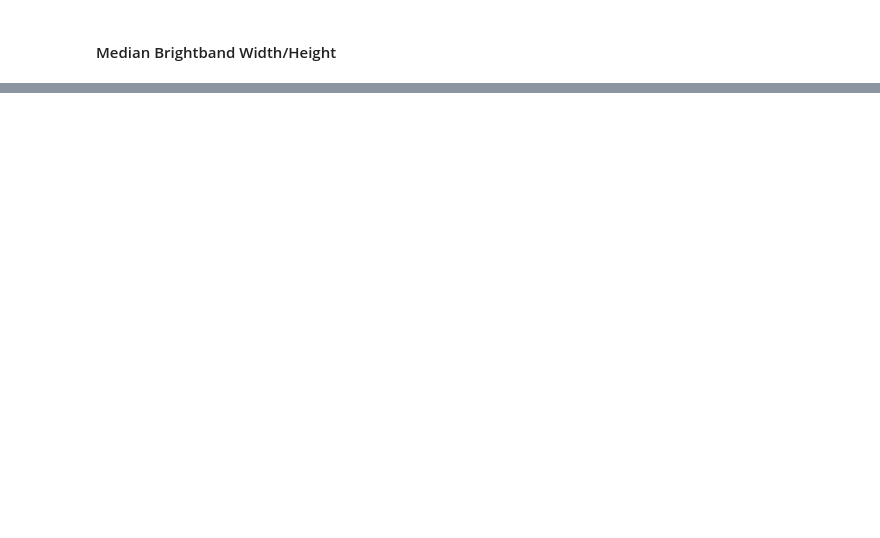
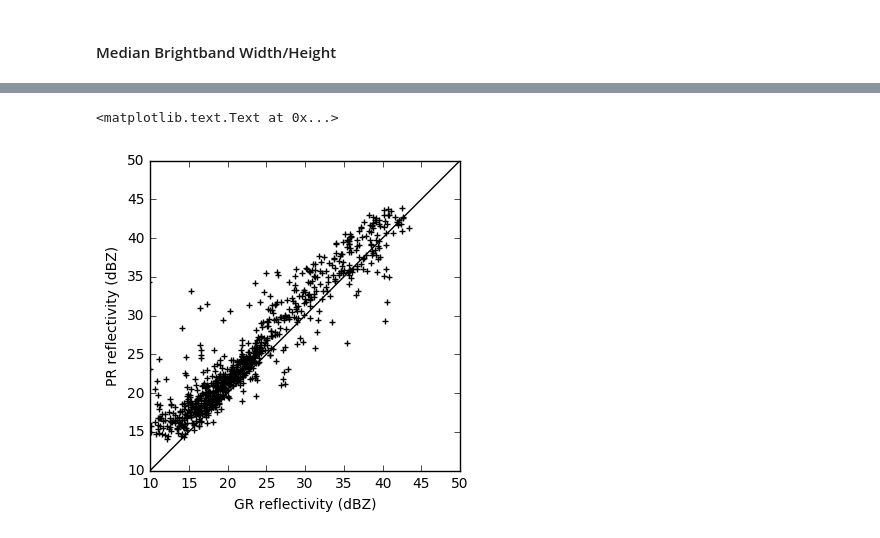
Before and after one commit to wradlib/wradlib, a Jupyter notebook: notebooks/match3d/wradlib_match_workflow.ipynb, the cells around one changed output, grey strips where cells are left out. Drawn from its saved outputs; the diff is of its cells as text; code cells hidden in the pictures; blank space fills up the shorter version.

Commit message:
First round of harmonisation for variable naming.
Plus plotting results, smoothing out some bugs.

```diff
--- a/notebooks/match3d/wradlib_match_workflow.ipynb
+++ b/notebooks/match3d/wradlib_match_workflow.ipynb
@@ -82,5 +98,0 @@ bwr = 1.
-# %%
-# ee: index in our array of GR elevation angles (elev)
-#   later, we will iterate over all GR sweeps
-ee = 0
-refg = refg[ee]
@@ -271,10 +302,15 @@ array([[ 425687.50748141,  425562.50748141,  425437.50748141, ...,
+# %%
+# GR pulse volumes
+#   along one beam
+vol_gr = wradlib.qual.pulse_volume(r_gr, dr_gr, bw_gr)
+#   with shape (nray_gr, ngate_gr)
+vol_gr = np.repeat(vol_gr, nray_gr).reshape((nray_gr,ngate_gr), order="F")
 # %% [markdown]
 #### Median Brightband Width/Height
 # %%
-ratio, zbb = get_bb_ratio(pr_data, zp)
-pl.figure()
-pl.pcolormesh(ratio[60,:,:].T, vmin=-1, vmax=2)
-pl.colorbar()
+ratio, zbb = get_bb_ratio(pr_data, z_pr)
+##pl.pcolormesh(ratio[60,:,:].T, vmin=-1, vmax=2)
+##pl.colorbar()
 # %% [output]
 ('ZBB', (137L, 49L), -1111.1, 4814.7271)
 ('BBWidth', (137L, 49L), -1111.1, 1340.8645)
@@ -375,13 +388,15 @@ endif
 # %%
-# indicates which bins should be in sample
-valid = np.asarray(pr_elev, dtype=np.bool)==False
-# inside range and precipitating
+# First assumption: no valid PR bins (all False)
+valid = np.asarray(elev_pr, dtype=np.bool)==False
+# PR is inside GR range and is precipitating
 valid[iscan,iray] = True
-# inside GR tilt
-valid = valid & (pr_elev >= elev[ee]-bwr/2.) & (pr_elev <= elev[ee]+bwr/2.)
-# number of matching bins per profile
+# PR bins intersect with GR sweep
+valid = valid & (elev_pr >= elev-bw_gr/2.) & (elev_pr <= elev+bw_gr/2.)
+# Number of matching PR bins per profile
 nvalids = np.sum(valid, axis=2)
-vscan, vray = np.where(nvalids>10)
+# scan and ray indices for profiles with at least one valid bin
+vscan, vray = np.where(nvalids>0)
+# number of profiles with at least one valid bin
 nprof = len(vscan)
 # %%
 # Lots of containers to store samples (only for one GR sweep angle!)
@@ -504,0 +498,11 @@ SyntaxError: invalid syntax (<ipython-input-24-9f46ed82ccad>, line 81)
+# %%
+ax = pl.scatter(refgr1, refpr1, marker="+", c="black")
+ax.axes.set_aspect("equal")
+pl.plot([0,60],[0,60], linestyle="solid", color="black")
+pl.xlim(10,50)
+pl.ylim(10,50)
+pl.xlabel("GR reflectivity (dBZ)")
+pl.ylabel("PR reflectivity (dBZ)")
+# %% [output]
+<matplotlib.text.Text at 0x...>
+[figure, added]
```
Also changed, not shown: parts of 48 cells of this notebook, 1 other file.
